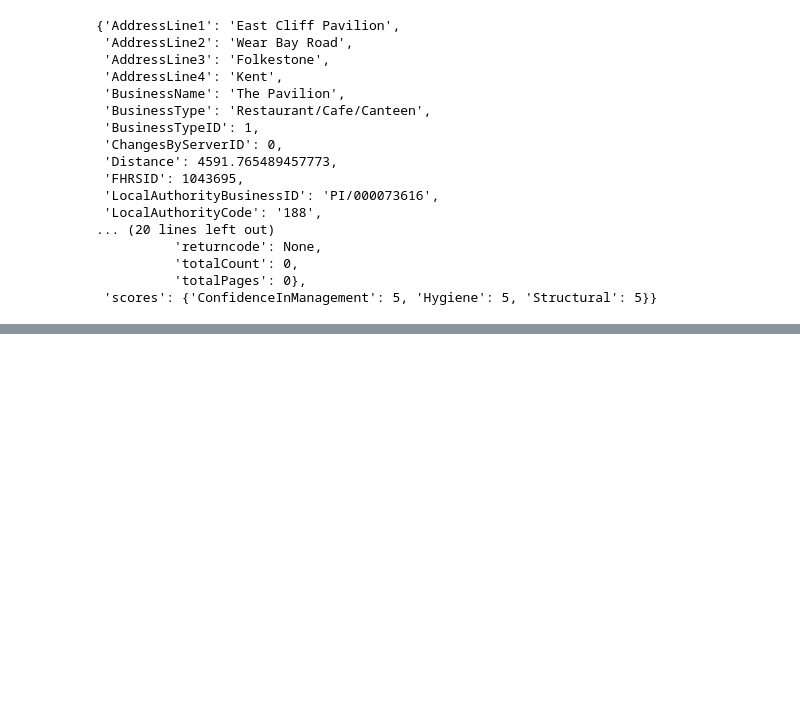
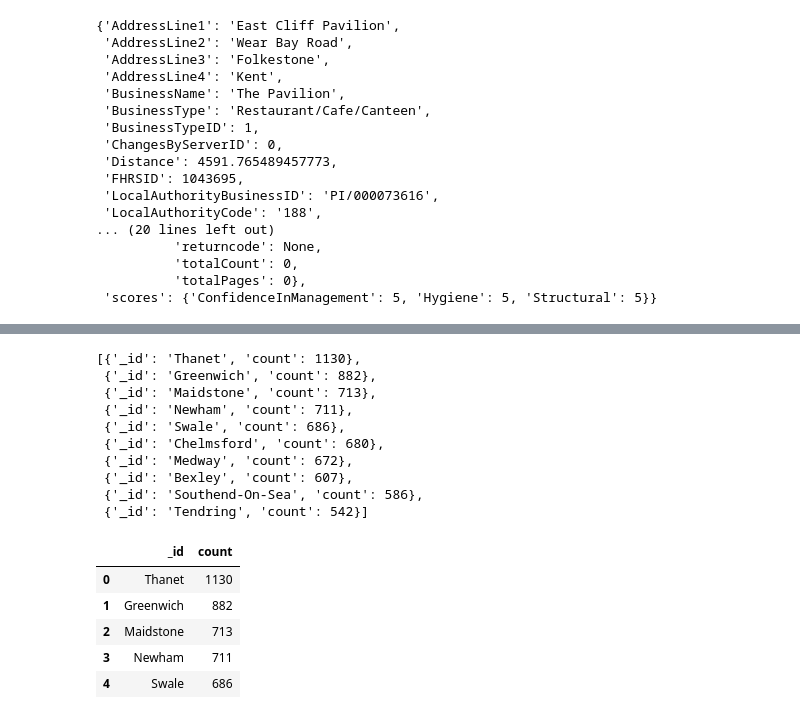
Before and after one commit to elizabethlconn/nosql-challenge, a Jupyter notebook: NoSQL_submission.ipynb, the cells around one changed output, grey strips where cells are left out. Cells and saved outputs as stored; diff of their text form; code cells hidden in the pictures; blank space fills up the shorter version.

```diff
--- a/NoSQL_submission.ipynb
+++ b/NoSQL_submission.ipynb
@@ -155,0 +303,36 @@ pprint(establishments.find_one())
+# %%
+# How many establishments in each Local Authority area have a hygiene score of 0? Sort the results from highest to lowest, and print out the top ten local authority areas.
+# Hint: You will need to use the aggregation method to answer this.
+
+# Aggregation pipeline
+pipeline_q4 = [
+    {"$match": {"scores.Hygiene": 0}},
+    {"$group": {"_id": "$LocalAuthorityName", "count": {"$sum": 1}}},
+    {"$sort": {"count": -1}},
+    {"$limit": 10}
+]
+
+# Perform aggregation
+results_q4 = list(establishments.aggregate(pipeline_q4))
+pprint(results_q4)
+
+# Convert results to a DataFrame
+df_q4 = pd.DataFrame(results_q4)
+df_q4.head()
+# %% [output]
+[{'_id': 'Thanet', 'count': 1130},
+ {'_id': 'Greenwich', 'count': 882},
+ {'_id': 'Maidstone', 'count': 713},
+ {'_id': 'Newham', 'count': 711},
+ {'_id': 'Swale', 'count': 686},
+ {'_id': 'Chelmsford', 'count': 680},
+ {'_id': 'Medway', 'count': 672},
+ {'_id': 'Bexley', 'count': 607},
+ {'_id': 'Southend-On-Sea', 'count': 586},
+ {'_id': 'Tendring', 'count': 542}]
+|  | _id | count |
+| 0 | Thanet | 1130 |
+| 1 | Greenwich | 882 |
+| 2 | Maidstone | 713 |
+| 3 | Newham | 711 |
+| 4 | Swale | 686 |
```
Also changed, not shown: parts of 5 cells of this notebook.
